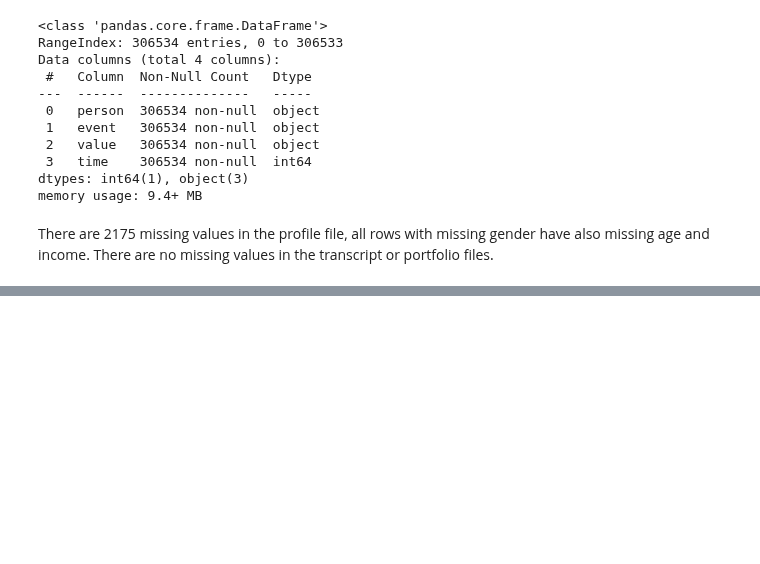
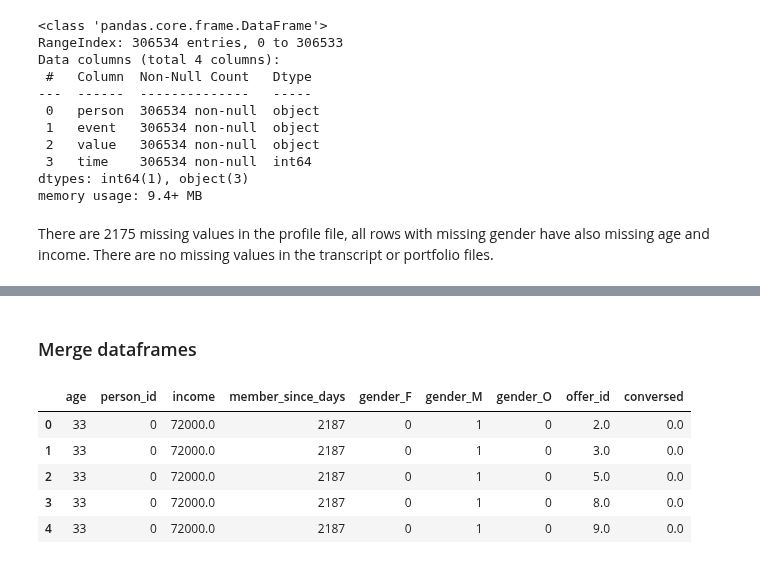
Before and after one commit to kubaid/dsnd-capstone-project, a Jupyter notebook: starbucks.ipynb, the cells around one changed output, grey strips where cells are left out. Cells and saved outputs as stored; diff of their text form; code cells hidden in the pictures; blank space fills up the shorter version.

```diff
--- a/starbucks.ipynb
+++ b/starbucks.ipynb
@@ -178,0 +265,3 @@ There are no missing values in the transcript or portfolio files.
+# %%
+# Fill missing values
+transcript.fillna(0, inplace=True)
@@ -178,0 +311,12 @@ There are no missing values in the transcript or portfolio files.
+# %% [markdown]
+### Merge dataframes
+# %%
+profile_conversion = profile.merge(conversion_df, how='left', on='person_id')
+profile_conversion.head()
+# %% [output]
+|  | age | person_id | income | member_since_days | gender_F | gender_M | gender_O | offer_id | conversed |
+| 0 | 33 | 0 | 72000.0 | 2187 | 0 | 1 | 0 | 2.0 | 0.0 |
+| 1 | 33 | 0 | 72000.0 | 2187 | 0 | 1 | 0 | 3.0 | 0.0 |
+| 2 | 33 | 0 | 72000.0 | 2187 | 0 | 1 | 0 | 5.0 | 0.0 |
+| 3 | 33 | 0 | 72000.0 | 2187 | 0 | 1 | 0 | 8.0 | 0.0 |
+| 4 | 33 | 0 | 72000.0 | 2187 | 0 | 1 | 0 | 9.0 | 0.0 |
```
Also changed, not shown: parts of 26 cells of this notebook.
